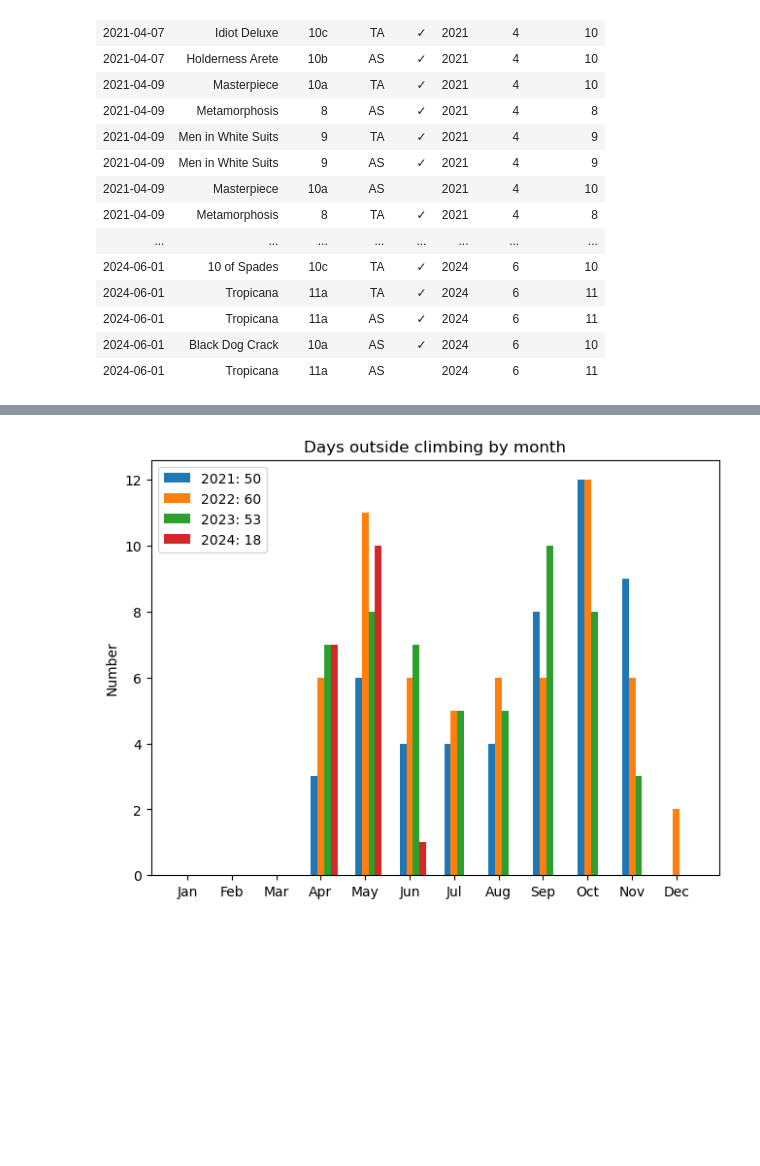
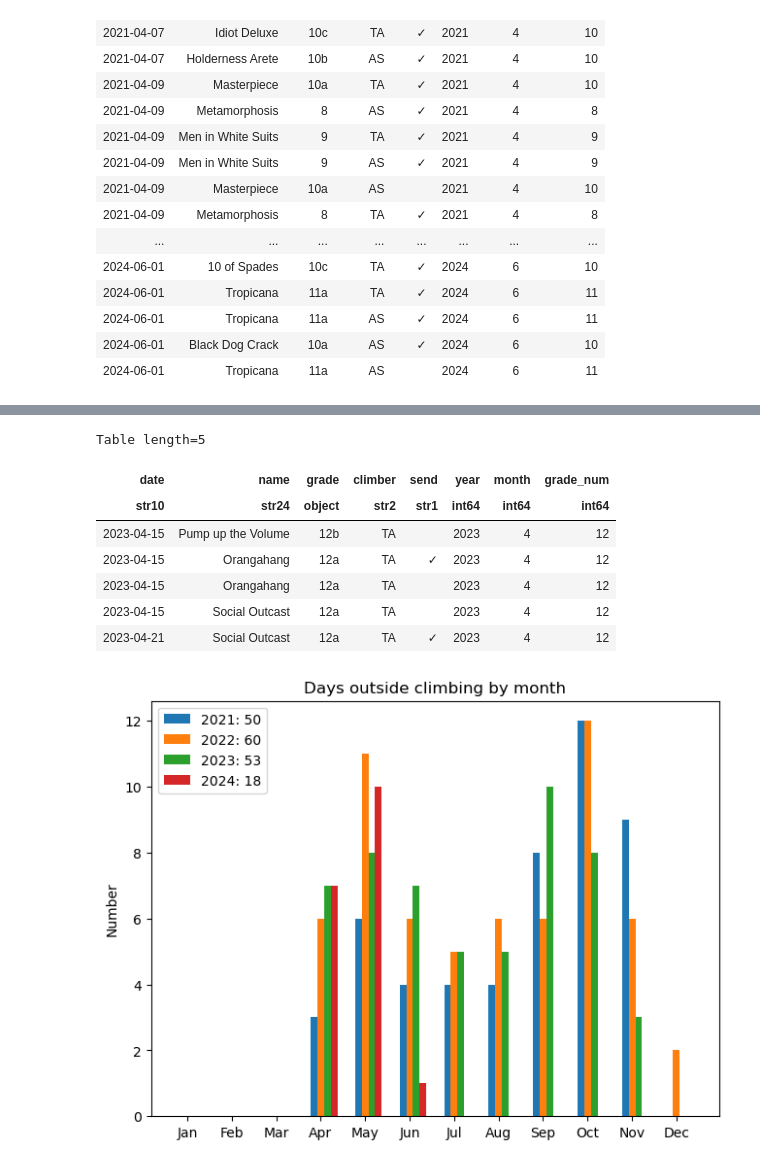
Before and after one commit to taldcroft/climb-stats, a Jupyter notebook: climb-stats.ipynb, the cells around one changed output, grey strips where cells are left out. Drawn from its saved outputs; the diff is of its cells as text; code cells hidden in the pictures; blank space fills up the shorter version.

```diff
--- a/climb-stats.ipynb
+++ b/climb-stats.ipynb
@@ -77,11 +58,17 @@ class Grade:
     def __init__(self, grade):
         if isinstance(grade, str):
             self.grade = grade
+        elif hasattr(grade, "grade") and isinstance(grade.grade, str):
+            self.grade = grade.grade
         else:
-            self.grade = grade.grade
+            raise ValueError(f"Cannot convert {grade} to Grade object.")
 
     @cached_property
-    def number_mod(self):
+    def number_mod(self) -> tuple[int, str]:
+        """Convert grade like 12a/b to (12, "a/b") and 12+ to (12, "c/d").
+
+        This allows for easy comparison of grades.
+        """
         grade_str = self.grade
         if grade_str.startswith("5."):
             grade_str = grade_str[2:]
@@ -133,5 +122,6 @@ True
 # %%
 def get_climbs_table(climbing_days: dict[str, core.ClimbingDay]) -> Table:
+    """Flatten climbing days hierarchical data structure to an astropy table."""
     rows = []
     for date in climbing_days:
         for entry in climbing_days[date].climb_entries:
@@ -264,5 +177,12 @@ int()
 # %%
-def filter_climbs(climbs, climber, grade_min, grade_max):
+def filter_climbs(
+    climbs: list[core.ClimbingDay],
+    climber: str | None,
+    grade_min: str | None = None,
+    grade_max: str | Grade | None = None,
+    start: str | None = None,
+    stop: str | None = None,
+):
     ok = np.ones(len(climbs), dtype=bool)
     if climber:
         ok &= climbs["climber"] == climber
@@ -270,8 +190,25 @@ def filter_climbs(climbs, climber, grade_min, grade_max):
         ok &= climbs["grade"] >= grade_min
     if grade_max:
         ok &= climbs["grade"] < grade_max
+    if start:
+        ok &= climbs["date"] >= start
+    if stop:
+        ok &= climbs["date"] < stop
     climbs = climbs[ok]
     return climbs
+# %%
+filter_climbs(
+    climbs, climber="TA", grade_min="5.12a", start="2023-04-01", stop="2023-06-01"
+)
+# %% [output]
+Table length=5
+| date | name | grade | climber | send | year | month | grade_num |
+| str10 | str24 | object | str2 | str1 | int64 | int64 | int64 |
+| 2023-04-15 | Pump up the Volume | 12b | TA |  | 2023 | 4 | 12 |
+| 2023-04-15 | Orangahang | 12a | TA | ✓ | 2023 | 4 | 12 |
+| 2023-04-15 | Orangahang | 12a | TA |  | 2023 | 4 | 12 |
+| 2023-04-15 | Social Outcast | 12a | TA |  | 2023 | 4 | 12 |
+| 2023-04-21 | Social Outcast | 12a | TA | ✓ | 2023 | 4 | 12 |
 # %%
 # data from https://allisonhorst.github.io/palmerpenguins/
 
```
Also changed, not shown: parts of 19 cells of this notebook, 4 other files.
